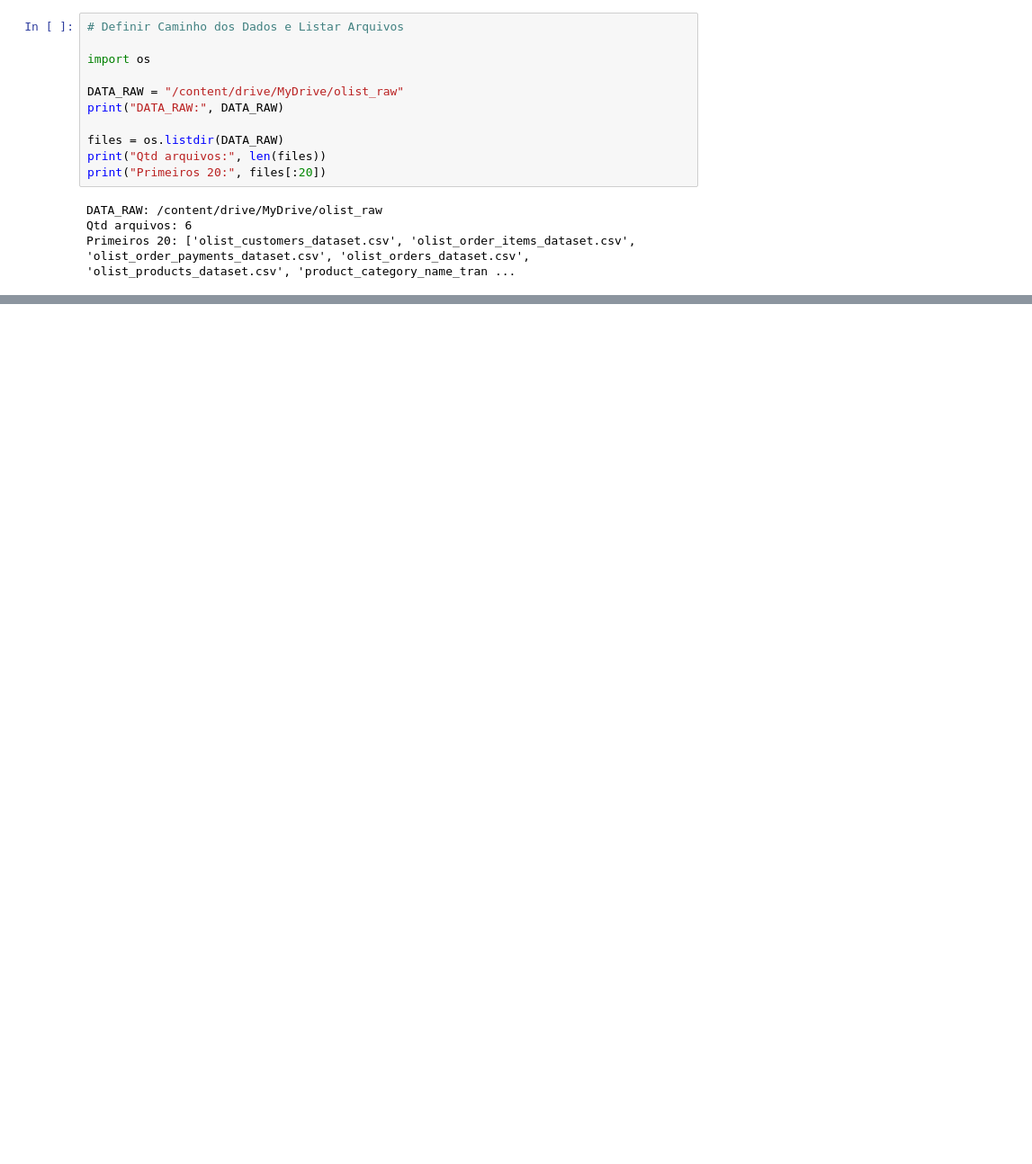
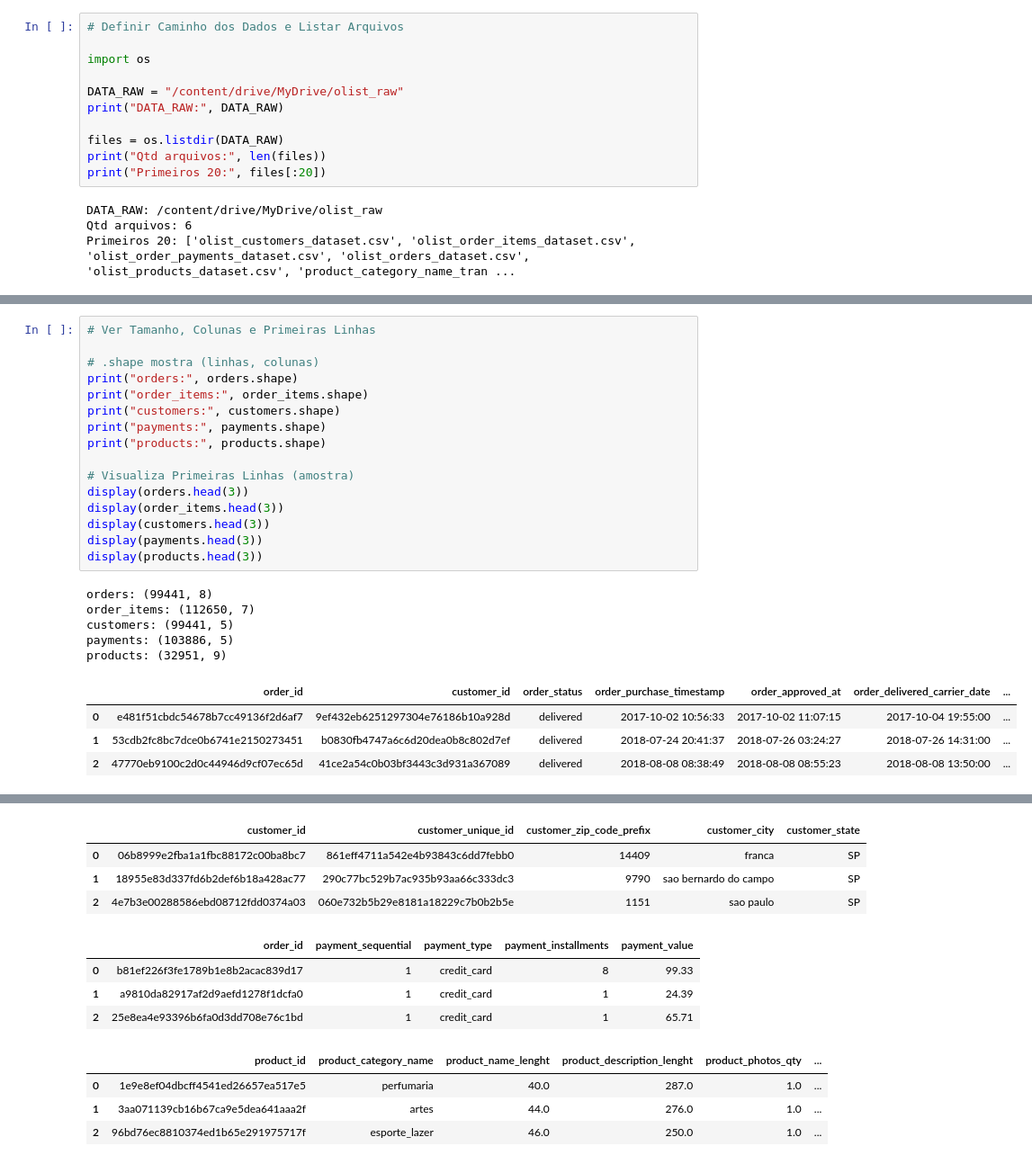
Before and after one commit to moura07/portfolio-analise-dados-ecommerce, a Jupyter notebook: 03_python/01_eda_limpeza.ipynb, the cells around one changed output, grey strips where cells are left out. Shown at 90% size. Drawn from its saved outputs; the diff is of its cells as text; blank space fills up the shorter version.

```diff
--- a/03_python/01_eda_limpeza.ipynb
+++ b/03_python/01_eda_limpeza.ipynb
@@ -44,0 +52,26 @@ products = read_csv_safe("olist_products_dataset.csv")
+# %%
+# Ver Tamanho, Colunas e Primeiras Linhas
+
+# .shape mostra (linhas, colunas)
+print("orders:", orders.shape)
+print("order_items:", order_items.shape)
+print("customers:", customers.shape)
+print("payments:", payments.shape)
+print("products:", products.shape)
+
+# Visualiza Primeiras Linhas (amostra)
+display(orders.head(3))
+display(order_items.head(3))
+display(customers.head(3))
+display(payments.head(3))
+display(products.head(3))
+# %% [output]
+orders: (99441, 8)
+order_items: (112650, 7)
+customers: (99441, 5)
+payments: (103886, 5)
+products: (32951, 9)
+|  | order_id | customer_id | order_status | order_purchase_timestamp | order_approved_at | order_delivered_carrier_date | ... |
+| 0 | e481f51cbdc54678b7cc49136f2d6af7 | 9ef432eb6251297304e76186b10a928d | delivered | 2017-10-02 10:56:33 | 2017-10-02 11:07:15 | 2017-10-04 19:55:00 | ... |
+| 1 | 53cdb2fc8bc7dce0b6741e2150273451 | b0830fb4747a6c6d20dea0b8c802d7ef | delivered | 2018-07-24 20:41:37 | 2018-07-26 03:24:27 | 2018-07-26 14:31:00 | ... |
+| 2 | 47770eb9100c2d0c44946d9cf07ec65d | 41ce2a54c0b03bf3443c3d931a367089 | delivered | 2018-08-08 08:38:49 | 2018-08-08 08:55:23 | 2018-08-08 13:50:00 | ... |
@@ -44,0 +82,12 @@ products = read_csv_safe("olist_products_dataset.csv")
+|  | customer_id | customer_unique_id | customer_zip_code_prefix | customer_city | customer_state |
+| 0 | 06b8999e2fba1a1fbc88172c00ba8bc7 | 861eff4711a542e4b93843c6dd7febb0 | 14409 | franca | SP |
+| 1 | 18955e83d337fd6b2def6b18a428ac77 | 290c77bc529b7ac935b93aa66c333dc3 | 9790 | sao bernardo do campo | SP |
+| 2 | 4e7b3e00288586ebd08712fdd0374a03 | 060e732b5b29e8181a18229c7b0b2b5e | 1151 | sao paulo | SP |
+|  | order_id | payment_sequential | payment_type | payment_installments | payment_value |
+| 0 | b81ef226f3fe1789b1e8b2acac839d17 | 1 | credit_card | 8 | 99.33 |
+| 1 | a9810da82917af2d9aefd1278f1dcfa0 | 1 | credit_card | 1 | 24.39 |
+| 2 | 25e8ea4e93396b6fa0d3dd708e76c1bd | 1 | credit_card | 1 | 65.71 |
+|  | product_id | product_category_name | product_name_lenght | product_description_lenght | product_photos_qty | ... |
+| 0 | 1e9e8ef04dbcff4541ed26657ea517e5 | perfumaria | 40.0 | 287.0 | 1.0 | ... |
+| 1 | 3aa071139cb16b67ca9e5dea641aaa2f | artes | 44.0 | 276.0 | 1.0 | ... |
+| 2 | 96bd76ec8810374ed1b65e291975717f | esporte_lazer | 46.0 | 250.0 | 1.0 | ... |
```
Also changed, not shown: parts of 4 cells of this notebook.
